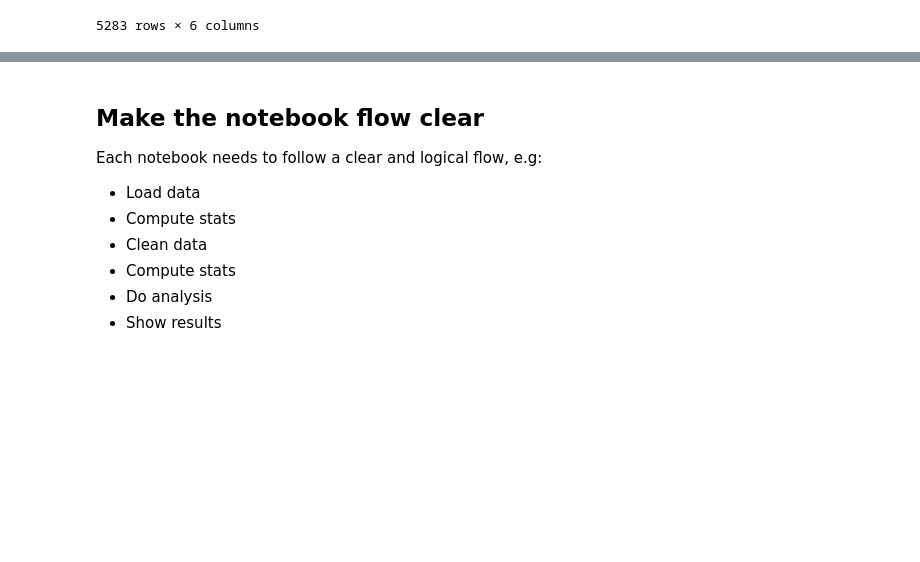
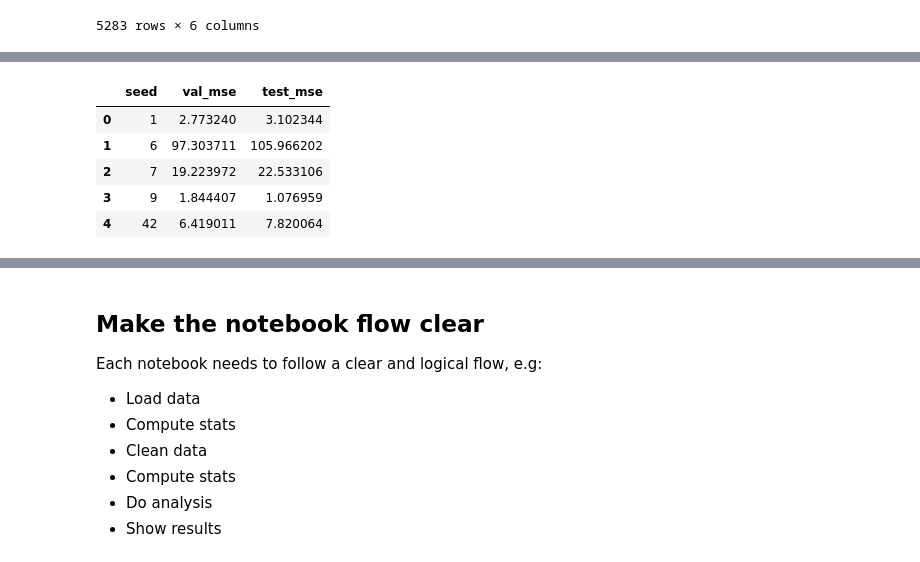
Before and after one commit to danalouie/gpsaggese.github.io, a Jupyter notebook: class_project/data605/Fall2026/projects/UmdTask599_DATA605_Fall2026_AutoKeras_Project_Description/autokeras.API.ipynb, the cells around one changed output, grey strips where cells are left out. Cells and saved outputs as stored; diff of their text form; code cells hidden in the pictures; blank space fills up the shorter version.

```diff
--- a/class_project/data605/Fall2026/projects/UmdTask599_DATA605_Fall2026_AutoKeras_Project_Description/autokeras.API.ipynb
+++ b/class_project/data605/Fall2026/projects/UmdTask599_DATA605_Fall2026_AutoKeras_Project_Description/autokeras.API.ipynb
@@ -113,0 +257,11 @@ shutil.rmtree("./time_series_forecaster", ignore_errors=True)
+# %%
+# Output Validation and Test Mean-Squared Error (MSE) for each seed:
+
+pd.DataFrame(results)
+# %% [output]
+|  | seed | val_mse | test_mse |
+| 0 | 1 | 2.773240 | 3.102344 |
+| 1 | 6 | 97.303711 | 105.966202 |
+| 2 | 7 | 19.223972 | 22.533106 |
+| 3 | 9 | 1.844407 | 1.076959 |
+| 4 | 42 | 6.419011 | 7.820064 |
```
Also changed, not shown: parts of 15 cells of this notebook, 9 other files.
